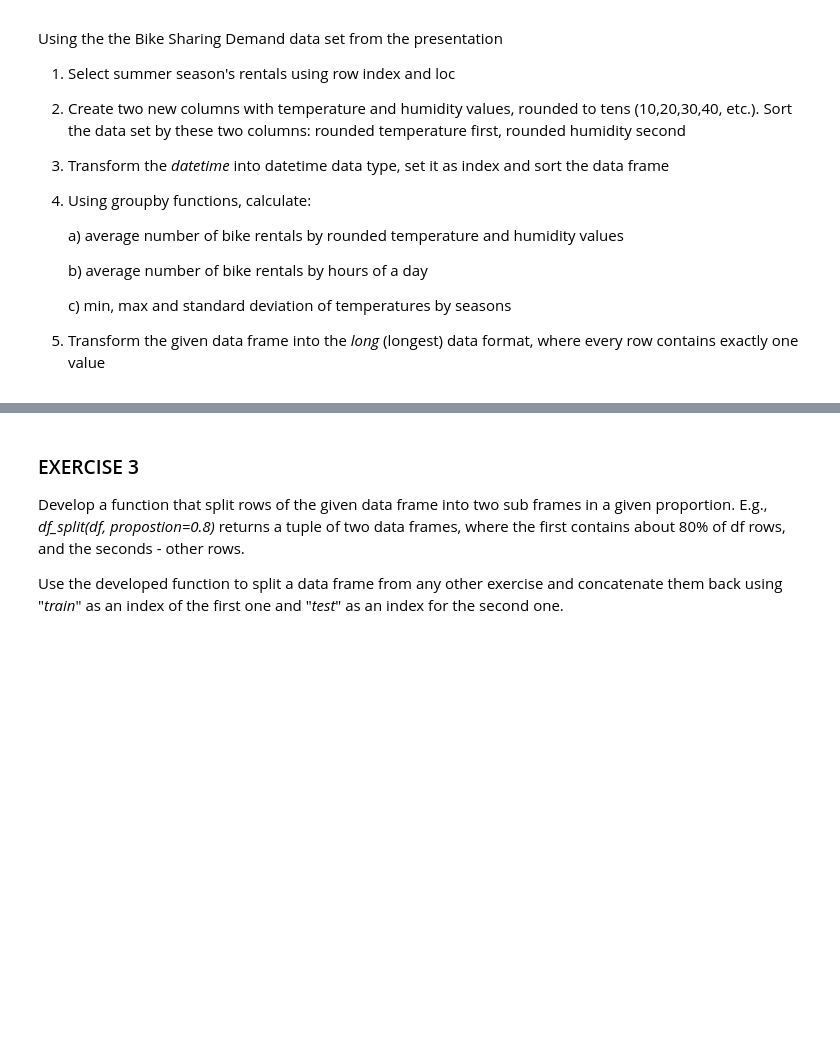
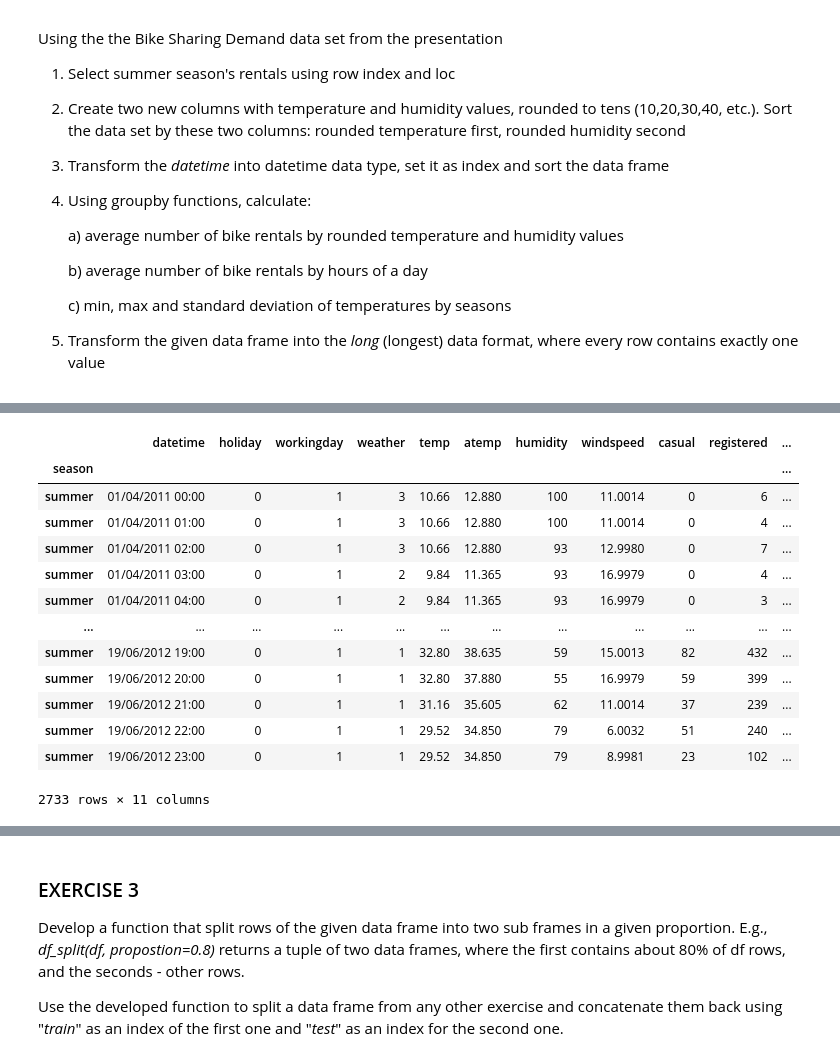
Before and after one commit to Takosaga/fall_23, a Jupyter notebook: programming_for_data_analytics/Gamez_lab5.ipynb, the cells around one changed output, grey strips where cells are left out. Saved outputs shown, nothing was run; the diff lists cells and outputs as text; code cells hidden in the pictures; blank space fills up the shorter version.

```diff
--- a/programming_for_data_analytics/Gamez_lab5.ipynb
+++ b/programming_for_data_analytics/Gamez_lab5.ipynb
@@ -180,3 +180,8 @@ Using the the Bike Sharing Demand data set from the presentation
     c) min, max and standard deviation of temperatures by seasons
 
 5. Transform the given data frame into the _long_ (longest) data format, where every row contains exactly one value
+# %%
+url = "https://raw.githubusercontent.com/DmitryPavlyuk/python-da/main/week5/data/bikes.csv"
+
+bikes = pd.read_csv(url)
+bikes.head()
@@ -182,0 +195,19 @@ Using the the Bike Sharing Demand data set from the presentation
+# %%
+#1
+bikes.set_index("season", inplace=True)
+bikes.loc["summer"]
+# %% [output]
+|  | datetime | holiday | workingday | weather | temp | atemp | humidity | windspeed | casual | registered | ... |
+| season |  |  |  |  |  |  |  |  |  |  | ... |
+| summer | 01/04/2011 00:00 | 0 | 1 | 3 | 10.66 | 12.880 | 100 | 11.0014 | 0 | 6 | ... |
+| summer | 01/04/2011 01:00 | 0 | 1 | 3 | 10.66 | 12.880 | 100 | 11.0014 | 0 | 4 | ... |
+| summer | 01/04/2011 02:00 | 0 | 1 | 3 | 10.66 | 12.880 | 93 | 12.9980 | 0 | 7 | ... |
+| summer | 01/04/2011 03:00 | 0 | 1 | 2 | 9.84 | 11.365 | 93 | 16.9979 | 0 | 4 | ... |
+| summer | 01/04/2011 04:00 | 0 | 1 | 2 | 9.84 | 11.365 | 93 | 16.9979 | 0 | 3 | ... |
+| ... | ... | ... | ... | ... | ... | ... | ... | ... | ... | ... | ... |
+| summer | 19/06/2012 19:00 | 0 | 1 | 1 | 32.80 | 38.635 | 59 | 15.0013 | 82 | 432 | ... |
+| summer | 19/06/2012 20:00 | 0 | 1 | 1 | 32.80 | 37.880 | 55 | 16.9979 | 59 | 399 | ... |
+| summer | 19/06/2012 21:00 | 0 | 1 | 1 | 31.16 | 35.605 | 62 | 11.0014 | 37 | 239 | ... |
+| summer | 19/06/2012 22:00 | 0 | 1 | 1 | 29.52 | 34.850 | 79 | 6.0032 | 51 | 240 | ... |
+| summer | 19/06/2012 23:00 | 0 | 1 | 1 | 29.52 | 34.850 | 79 | 8.9981 | 23 | 102 | ... |
+2733 rows × 11 columns
```
Also changed, not shown: parts of 7 cells of this notebook.
